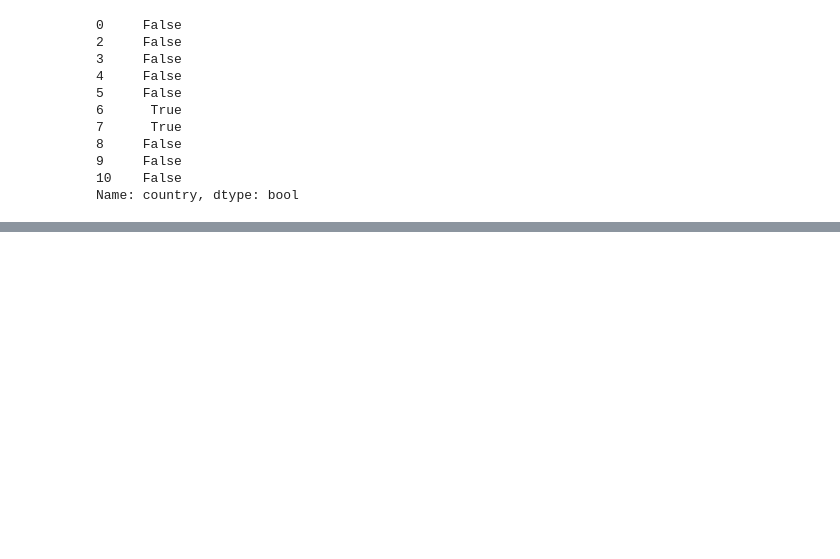
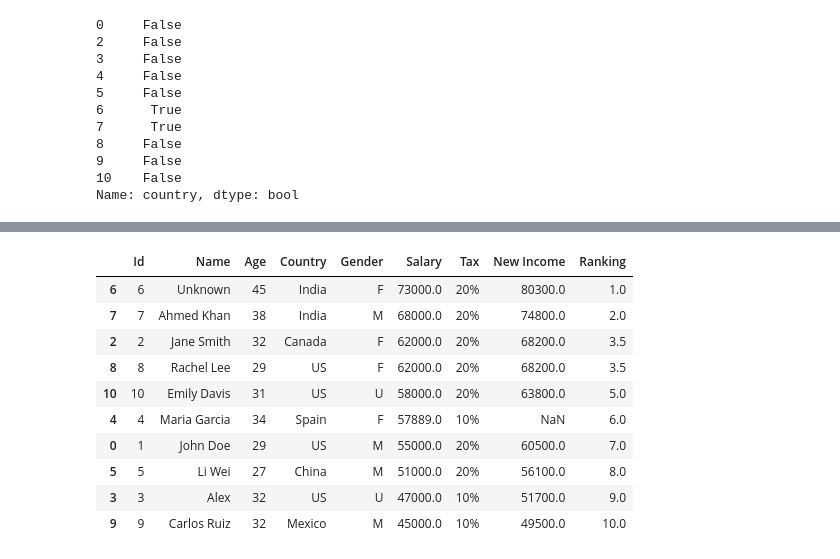
Before and after one commit to ElvisChristian28/Prime, a Jupyter notebook: Programs/pandas-pratice.ipynb, the cells around one changed output, grey strips where cells are left out. Cells and saved outputs as stored; diff of their text form; code cells hidden in the pictures; blank space fills up the shorter version.

```diff
--- a/Programs/pandas-pratice.ipynb
+++ b/Programs/pandas-pratice.ipynb
@@ -573,0 +647,3 @@ Name: country, dtype: bool
+# %%
+cleaned_data["country"] = cleaned_data["country"].replace("USA", "US")
+cleaned_data
@@ -573,0 +662,4 @@ Name: country, dtype: bool
+# %%
+cleaned_data.columns = cleaned_data.columns.str.capitalize()
+cleaned_data = cleaned_data.rename(columns={"Income": "Salary"})
+cleaned_data
@@ -573,0 +678,2 @@ Name: country, dtype: bool
+# %%
+cleaned_data = cleaned_data.rename(columns={"New_inc": "New Income"})
@@ -573,0 +708,4 @@ Name: country, dtype: bool
+# %%
+cleaned_data = cleaned_data.sort_values(["Salary", "Age"], ascending=False)
+# cleaned_data.reset_index()
+cleaned_data.reset_index(drop=True)
@@ -573,0 +724,15 @@ Name: country, dtype: bool
+# %%
+cleaned_data["Ranking"] = cleaned_data["Salary"].rank(ascending=False)
+cleaned_data
+# %% [output]
+|  | Id | Name | Age | Country | Gender | Salary | Tax | New Income | Ranking |
+| 6 | 6 | Unknown | 45 | India | F | 73000.0 | 20% | 80300.0 | 1.0 |
+| 7 | 7 | Ahmed Khan | 38 | India | M | 68000.0 | 20% | 74800.0 | 2.0 |
+| 2 | 2 | Jane Smith | 32 | Canada | F | 62000.0 | 20% | 68200.0 | 3.5 |
+| 8 | 8 | Rachel Lee | 29 | US | F | 62000.0 | 20% | 68200.0 | 3.5 |
+| 10 | 10 | Emily Davis | 31 | US | U | 58000.0 | 20% | 63800.0 | 5.0 |
+| 4 | 4 | Maria Garcia | 34 | Spain | F | 57889.0 | 10% | NaN | 6.0 |
+| 0 | 1 | John Doe | 29 | US | M | 55000.0 | 20% | 60500.0 | 7.0 |
+| 5 | 5 | Li Wei | 27 | China | M | 51000.0 | 20% | 56100.0 | 8.0 |
+| 3 | 3 | Alex | 32 | US | U | 47000.0 | 10% | 51700.0 | 9.0 |
+| 9 | 9 | Carlos Ruiz | 32 | Mexico | M | 45000.0 | 10% | 49500.0 | 10.0 |
```
Also changed, not shown: parts of 24 cells of this notebook, 9 other files.
